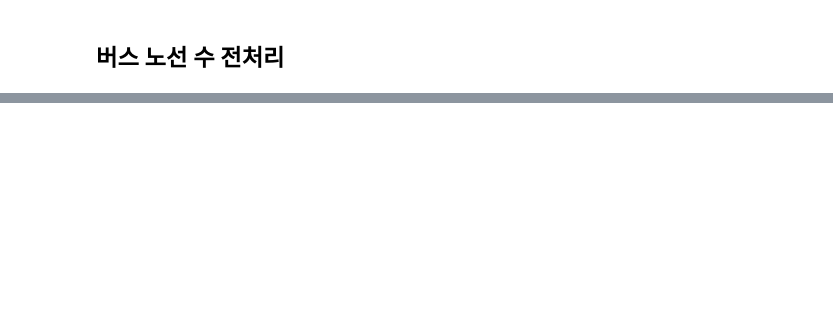
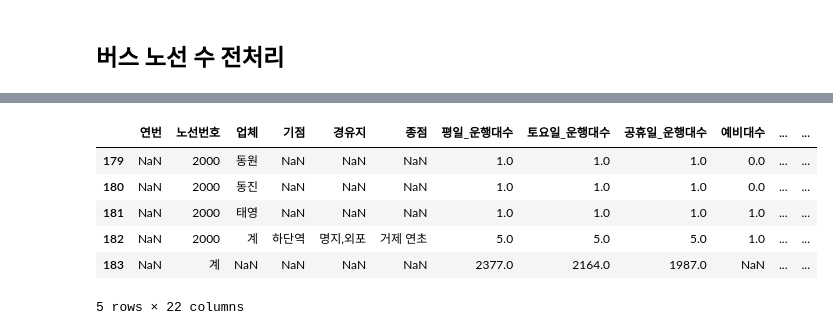
Before and after one commit to WithU-Bus/WithU-Bus, a Jupyter notebook: busnumber.ipynb, the cells around one changed output, grey strips where cells are left out. Cells and saved outputs as stored; diff of their text form; code cells hidden in the pictures; blank space fills up the shorter version.

```diff
--- a/busnumber.ipynb
+++ b/busnumber.ipynb
@@ -30,4 +30,14 @@ bn.head(1)
 1 rows × 22 columns
+# %%
+bn.tail()
+# %% [output]
+|  | 연번 | 노선번호 | 업체 | 기점 | 경유지 | 종점 | 평일_운행대수 | 토요일_운행대수 | 공휴일_운행대수 | 예비대수 | ... | ... |
+| 179 | NaN | 2000 | 동원 | NaN | NaN | NaN | 1.0 | 1.0 | 1.0 | 0.0 | ... | ... |
+| 180 | NaN | 2000 | 동진 | NaN | NaN | NaN | 1.0 | 1.0 | 1.0 | 0.0 | ... | ... |
+| 181 | NaN | 2000 | 태영 | NaN | NaN | NaN | 1.0 | 1.0 | 1.0 | 1.0 | ... | ... |
+| 182 | NaN | 2000 | 계 | 하단역 | 명지,외포 | 거제 연초 | 5.0 | 5.0 | 5.0 | 1.0 | ... | ... |
+| 183 | NaN | 계 | NaN | NaN | NaN | NaN | 2377.0 | 2164.0 | 1987.0 | NaN | ... | ... |
+5 rows × 22 columns
 # %%
 # 컬럼 명 확인하기
 bn.columns
```
Also changed, not shown: parts of 4 cells of this notebook, 2 other files.
